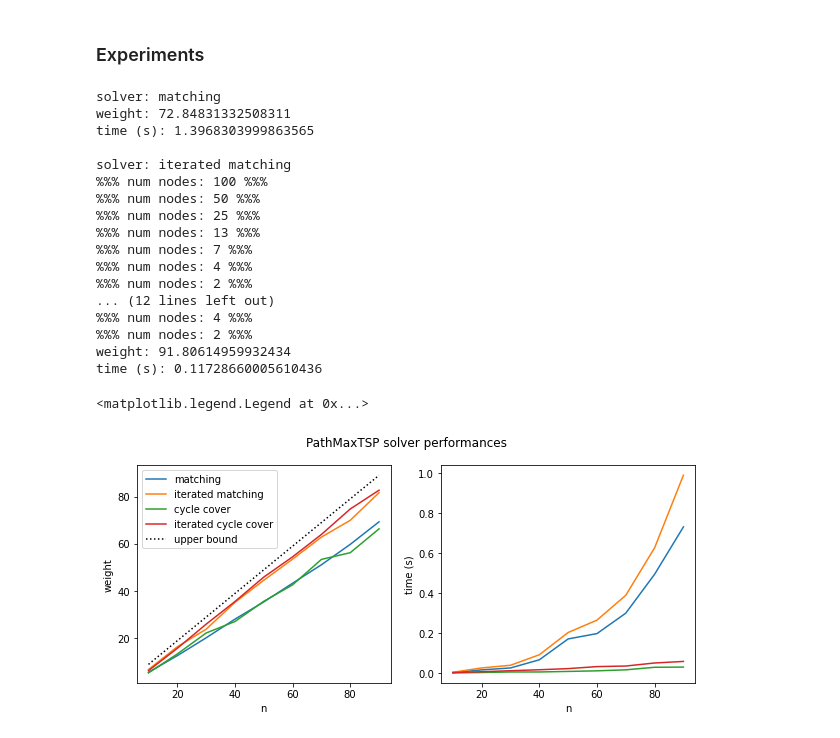
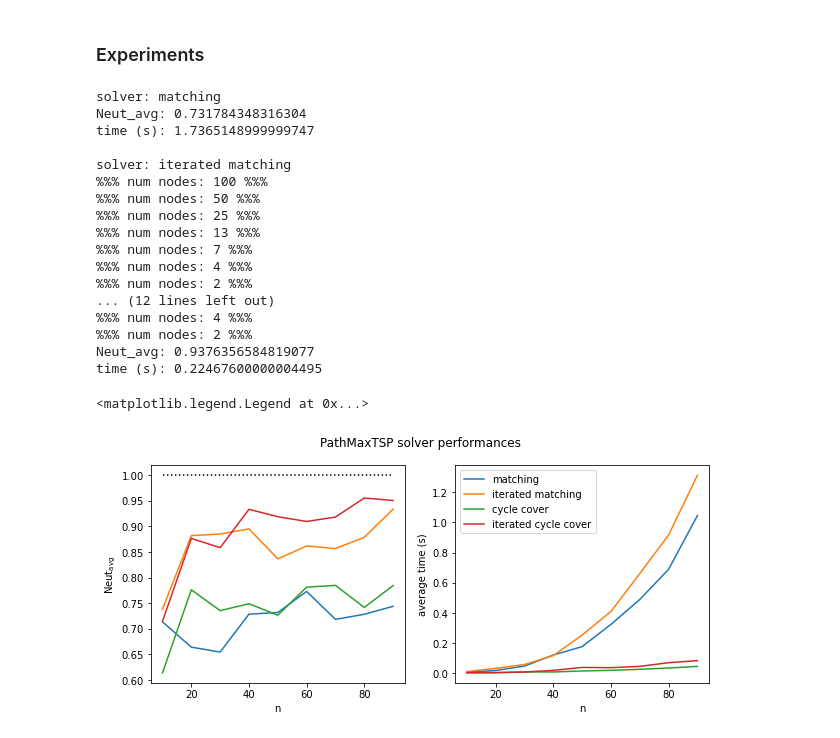
Before and after one commit to UIC-InDeXLab/news-ordering, a Jupyter notebook: news_ordering.ipynb, the cells around one changed output. Cells and saved outputs as stored; diff of their text form; code cells hidden in the pictures.

Commit message:
Change from sum to avg neutrality
Presentation of results now uses
avg for neutrality not sum.

Also:
Abstracted out neutrality function.
Made minor clarity changes.

```diff
--- a/news_ordering.ipynb
+++ b/news_ordering.ipynb
@@ -274,6 +274,15 @@ def via_iterated_cycle_cover(Gu, n, verbose=False):
     return next(iter(Gk.nodes))
 # %% [markdown]
 ### Experiments
+# %%
+def avg(Ns):
+    return sum(Ns) / len(Ns)
+
+def neutrality(G, path, agg):
+    Ns = set()
+    for u,v in zip(path, path[1:]):
+        Ns.add(G.edges[u,v]['weight'])
+    return agg(Ns)
 # %%
 n = 100
 Gu = nx.complete_graph(n)
@@ -289,12 +298,12 @@ for func, name in zip(solvers, solver_names):
     start = perf_counter()
     p = func(Gu, n, verbose=True)
     t = perf_counter() - start
-    w = get_path_weight(Gu, p)
-    print(f"weight: {w}\ntime (s): {t}\n")
+    neut = neutrality(Gu, p, avg)
+    print(f"Neut_avg: {neut}\ntime (s): {t}\n")
 # %% [output]
 solver: matching
-weight: 72.84831332508311
-time (s): 1.3968303999863565
+Neut_avg: 0.731784348316304
+time (s): 1.7365148999999747
 
 solver: iterated matching
 %%% num nodes: 100 %%%
@@ -307,53 +316,53 @@ solver: iterated matching
 ... (12 lines left out)
 %%% num nodes: 4 %%%
 %%% num nodes: 2 %%%
-weight: 91.80614959932434
-time (s): 0.11728660005610436
+Neut_avg: 0.9376356584819077
+time (s): 0.22467600000004495
 # %%
 n_domain = range(10, 100, 10)
 # %%
-weights = []
+neuts = []
 times = []
 for n in tqdm(n_domain):
     Gu = nx.complete_graph(n)
     for (u,v) in Gu.edges:
         Gu.edges[u,v]['weight'] = random.random()
 
-    inner_weights = []
+    inner_neuts = []
     inner_times = []
     for func in solvers:
         first = True
-        iterations = 5  # 5 is the standard in the timeit module
+        iterations = 10  # 5 is the standard in the timeit module
         for i in range(iterations):
             start = perf_counter()
             p = func(Gu, n)
             t = perf_counter() - start
-            w = get_path_weight(Gu, p)
+            neut = neutrality(Gu, p, avg)
             if first:
                 time_min = t
                 first = False
             else:
                 time_min = min(time_min, t)
-        inner_weights.append(w)  # the solvers are deterministic
+        inner_neuts.append(neut)  # the solvers are deterministic
         inner_times.append(time_min)
-    weights.append(inner_weights)
+    neuts.append(inner_neuts)
     times.append(inner_times)
 # %%
 # %matplotlib inline
 fig, axes = plt.subplots(1, 2, figsize=(10,4))
 fig.suptitle('PathMaxTSP solver performances')
 
-axes[0].plot(n_domain, weights, label=solver_names)
-axes[0].plot(n_domain, [n-1 for n in n_domain], label='upper bound', color='black', linestyle=':')
+axes[0].plot(n_domain, neuts)
+axes[0].plot(n_domain, [1 for _ in n_domain], label='upper bound', color='black', linestyle=':')
 axes[0].set_xlabel('n')
-axes[0].set_ylabel('weight')
+axes[0].set_ylabel(r'$\operatorname{Neut}_{\operatorname{avg}}$')
 
-axes[1].plot(n_domain, times)
+axes[1].plot(n_domain, times, label=solver_names)
 axes[1].set_xlabel('n')
-axes[1].set_ylabel('time (s)')
+axes[1].set_ylabel('average time (s)')
 
-axes[0].legend()
-# axes[1].legend()
+# axes[0].legend()
+axes[1].legend()
 # %% [output]
 <matplotlib.legend.Legend at 0x...>
-[figure, old version]
+[figure, new version]
```
